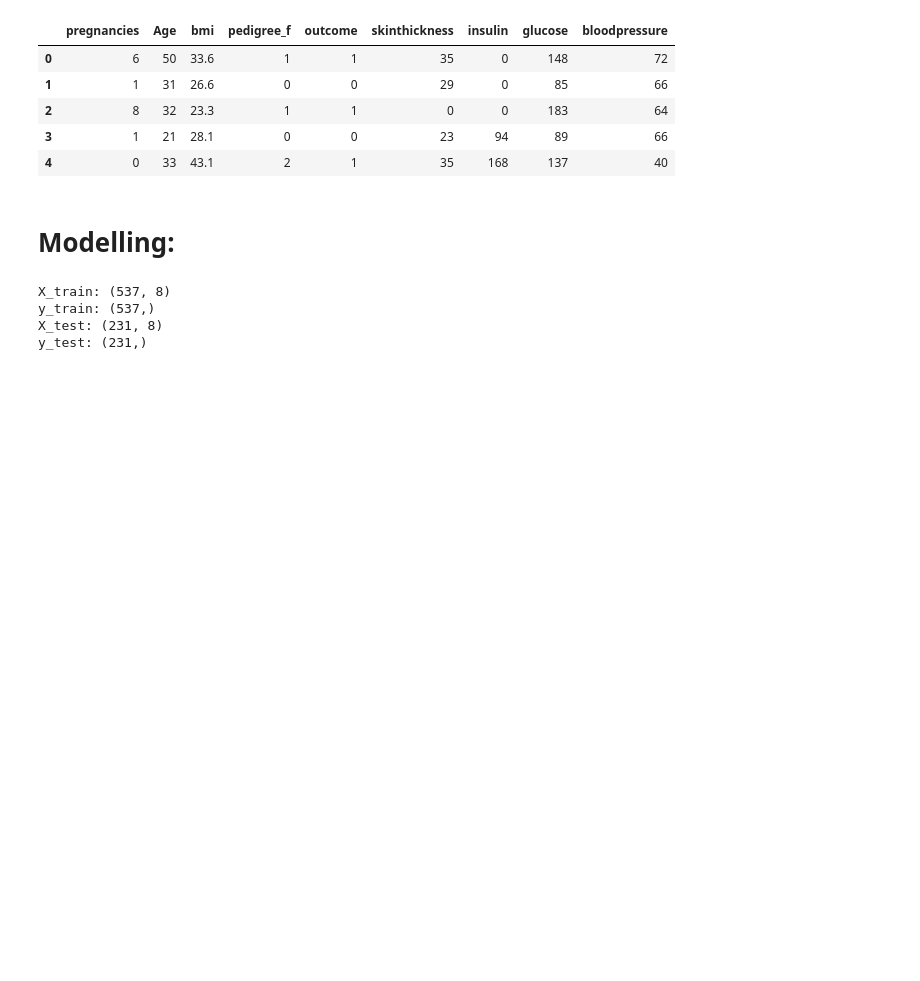
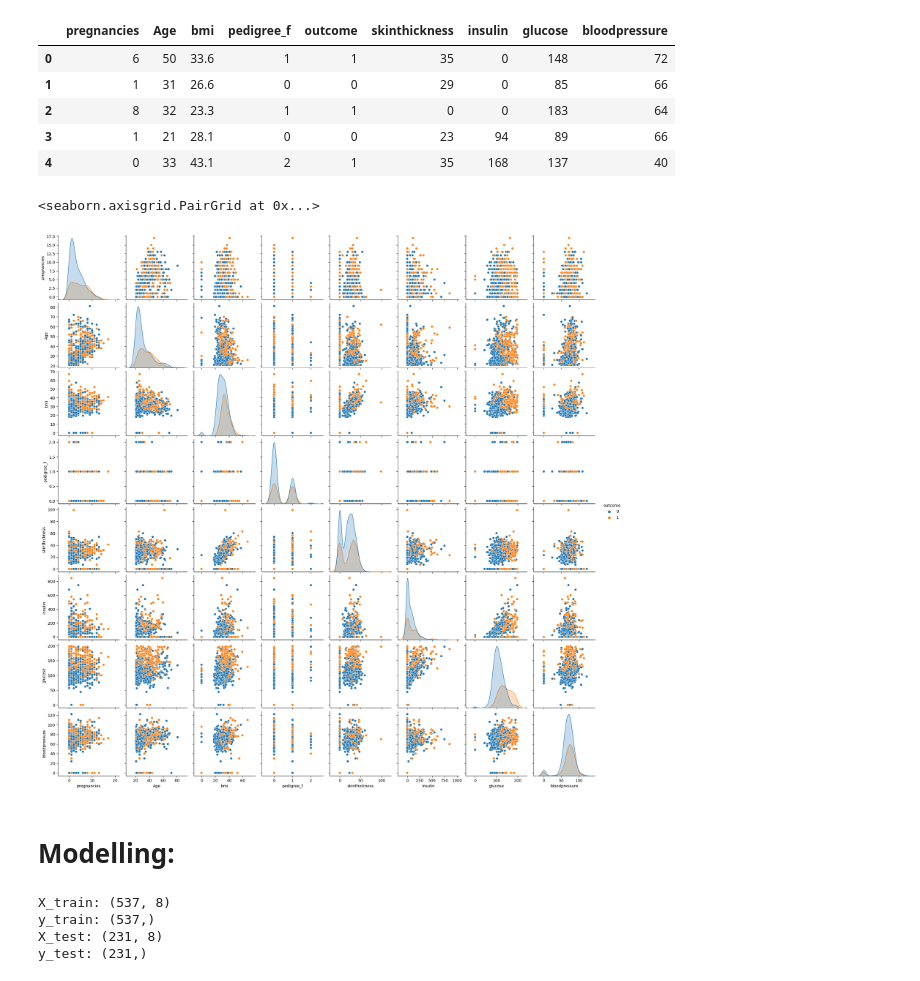
Before and after one commit to mojtaba-peyrovi/diabetes-ML-practice, a Jupyter notebook: 2_Diabetes_Challenge _random_grid_search.ipynb, the cells around one changed output. Saved outputs shown, nothing was run; the diff lists cells and outputs as text; code cells hidden in the pictures; blank space fills up the shorter version.

```diff
--- a/2_Diabetes_Challenge _random_grid_search.ipynb
+++ b/2_Diabetes_Challenge _random_grid_search.ipynb
@@ -10,7 +10,6 @@ import warnings
 import matplotlib.pyplot as plt
 import seaborn as sns
 
-
 from sklearn.pipeline import Pipeline
 from sklearn.compose import ColumnTransformer
 from sklearn.preprocessing import OneHotEncoder, StandardScaler
@@ -20,8 +19,10 @@ from sklearn.model_selection import train_test_split
 from sklearn.model_selection import GridSearchCV, RandomizedSearchCV
 from sklearn.model_selection import cross_val_predict
 from sklearn.metrics import accuracy_score, recall_score, precision_score
+from sklearn.metrics import precision_recall_curve, auc
 
 from sklearn.linear_model import LogisticRegression
+
 
 from sklearn import set_config
 set_config(transform_output="pandas")
@@ -29,6 +30,11 @@ set_config(transform_output="pandas")
 # Set random seed
 RSEED = 42
 
+# Set plotting style
+sns.set_style('whitegrid')
+plt.rcParams['font.size'] = 14
+plt.rcParams['figure.figsize'] = (12, 8)
+
 warnings.filterwarnings("ignore")
 # %%
 # load the dataset
@@ -41,6 +47,11 @@ df.head()
 | 2 | 8 | 32 | 23.3 | 1 | 1 | 0 | 0 | 183 | 64 |
 | 3 | 1 | 21 | 28.1 | 0 | 0 | 23 | 94 | 89 | 66 |
 | 4 | 0 | 33 | 43.1 | 2 | 1 | 35 | 168 | 137 | 40 |
+# %%
+sns.pairplot(df, hue='outcome', diag_kind="kde")
+# %% [output]
+<seaborn.axisgrid.PairGrid at 0x...>
+[figure, added]
 # %% [markdown]
 # Modelling:
 # %%
```
Also changed, not shown: parts of 10 cells of this notebook.
